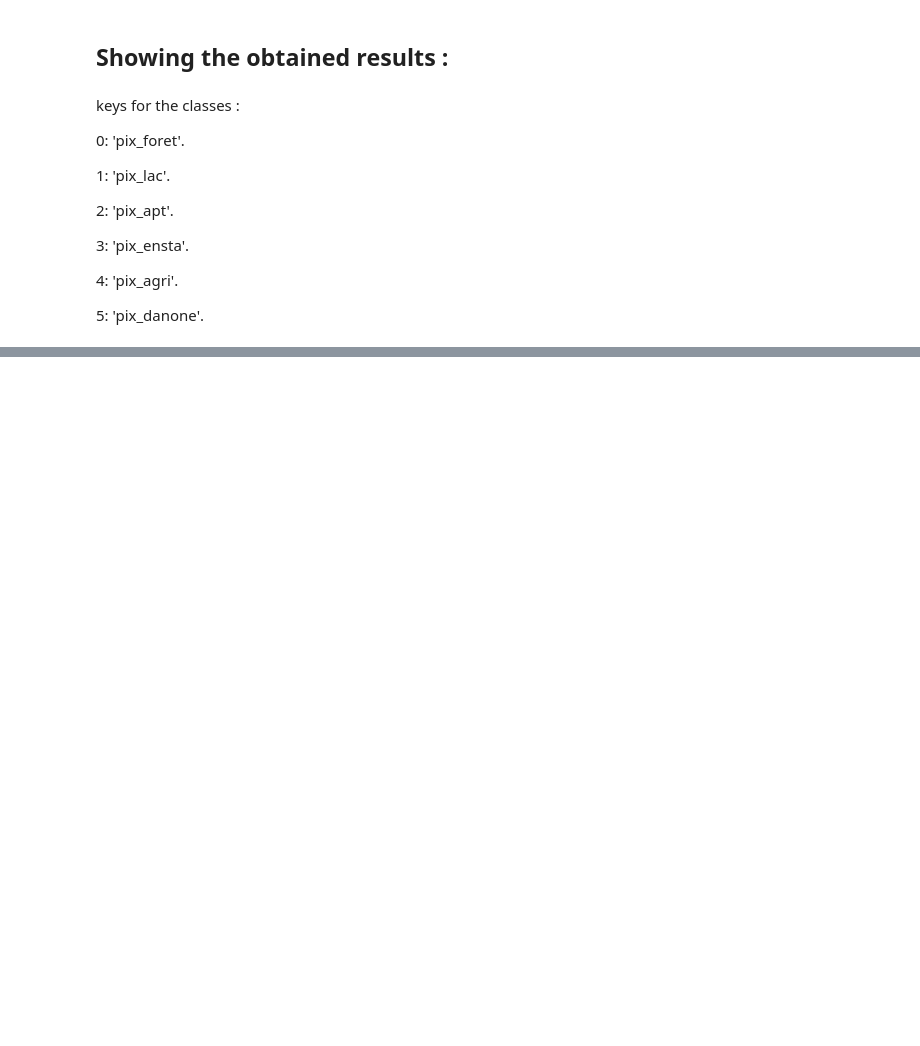
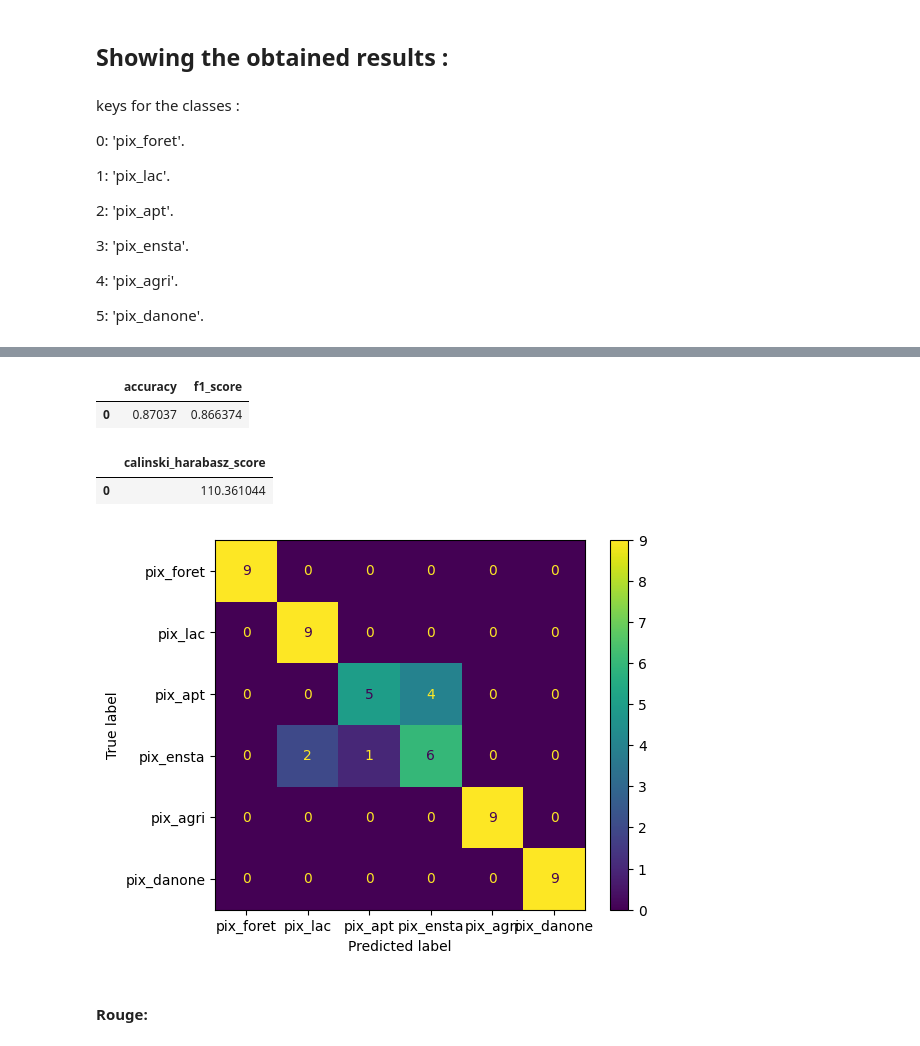
Before and after one commit to Projet-fil-rouge-IODAA/FilRouge_territoires, a Jupyter notebook: scripts/scripts_python/test_kmeans_julian_1B.ipynb, the cells around one changed output, grey strips where cells are left out. Drawn from its saved outputs; the diff is of its cells as text; code cells hidden in the pictures; blank space fills up the shorter version.

Commit message:
Changes in test_kmeans_julian_1B

```diff
--- a/scripts/scripts_python/test_kmeans_julian_1B.ipynb
+++ b/scripts/scripts_python/test_kmeans_julian_1B.ipynb
@@ -198,0 +183,15 @@ plt.show()
+# %%
+yhat = kmeans_dtw(matrice,6,10000)
+# %%
+eval_bandebleu = evaluator_de_experiences(yhat, pixels_de_interet, dic_de_pixels, matrice)
+eval_bandebleu.confusion_matrix()
+display(eval_bandebleu.metrics_classif())
+display(eval_bandebleu.metrics_clustering())
+# %% [output]
+|  | accuracy | f1_score |
+| 0 | 0.87037 | 0.866374 |
+|  | calinski_harabasz_score |
+| 0 | 110.361044 |
+[figure, added]
+# %% [markdown]
+#### **Rouge:**
```
Also changed, not shown: parts of 28 cells of this notebook, 1 other file.
